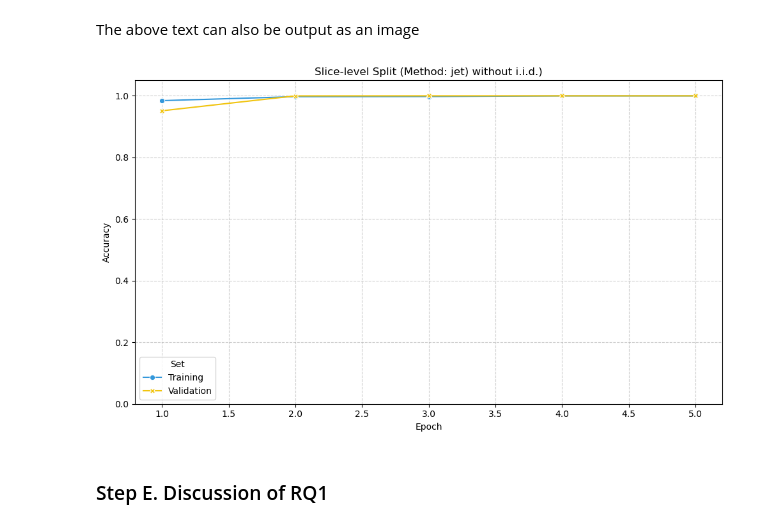
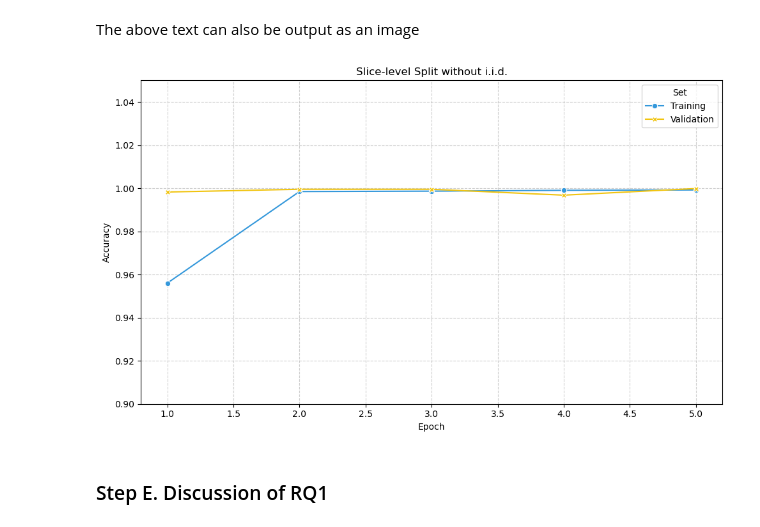
Before and after one commit to csning1998/biomedical-ml-oasis-data, a Jupyter notebook: work.ipynb, the cells around one changed output. Saved outputs shown, nothing was run; the diff lists cells and outputs as text; code cells hidden in the pictures.

```diff
--- a/work.ipynb
+++ b/work.ipynb
@@ -551,4 +558,5 @@ The processing workflow is as follows:
 # %%
+from tensorflow.keras.applications.resnet import preprocess_input
 import functools
 
 def image_processor(file_path_tensor, label_tensor, method):
@@ -572,9 +580,12 @@ def image_processor(file_path_tensor, label_tensor, method):
     img = apply_pseudo_rgb(file_path, method=method)
 
     # 3.
-    img = img.astype(np.float32) / 255.0
+    img = img.astype(np.float32)
 
     # 4.
+    img = preprocess_input(img)
+
+    # 5.
     return img, label
 # %% [markdown]
 This function is designed for use with `tf.data.Dataset.map`. The Pipeline only calls this function 32 times when the GPU requires the next Batch (e.g., 32 images). Immediately after these 32 processed images are sent to the GPU, Python's Garbage Collection mechanism releases the RAM space occupied by those 32 images. Consequently, regardless of whether the dataset contains 10,000 or 1,000,000 images, the peak RAM usage remains at the extremely low level of `batch_size * image_size`, thus physically preventing OOM.
@@ -592,0 +612,17 @@ $$
+# %%
+from sklearn.utils import class_weight
+
+y_train_indices = [CLASS_MAP[c] for c in df_train['class_name'].values]
+
+class_weights_values = class_weight.compute_class_weight(
+    class_weight='balanced',
+    classes=np.unique(y_train_indices),
+    y=y_train_indices
+)
+
+class_weights = dict(enumerate(class_weights_values))
+
+print("Class Weights Calculation Result:\n")
+for cls_idx, weight in class_weights.items():
+    cls_name = [k for k, v in CLASS_MAP.items() if v == cls_idx][0]
+    print(f"Class {cls_idx} ({cls_name:<20}): {weight:.4f}")
@@ -1023,6 +1077,12 @@ For model training, the following three settings will be trained with parameters
 
 Only the `epoch` setting is set to 5 for observation.
 # %%
+import gc
+
+# 0.
+tf.keras.backend.clear_session()
+gc.collect()
+
 # 1.
 naive_train_ds = create_dataset(naive_train, method='jet', batch_size=32, shuffle=True)
 naive_val_ds = create_dataset(naive_val, method='jet', batch_size=32, shuffle=False)
@@ -1030,7 +1090,7 @@ naive_val_ds = create_dataset(naive_val, method='jet', batch_size=32, shuffle=Fa
 # 2.
 model_flawed = build_model(weights='imagenet')
 model_flawed.compile(
-    optimizer=tf.keras.optimizers.Adam(learning_rate=1e-4),
+    optimizer=tf.keras.optimizers.Adam(learning_rate=1e-5, clipnorm=1.0),
     loss='sparse_categorical_crossentropy',
     metrics=['sparse_categorical_accuracy']
 )
@@ -1040,12 +1100,8 @@ history_flawed = model_flawed.fit(
     naive_train_ds,
     validation_data=naive_val_ds,
     epochs=5,
+    class_weight=class_weights,
     callbacks=[
-        tf.keras.callbacks.EarlyStopping(
-                monitor='val_loss',
-                patience=5,
-                restore_best_weights=True
-        ),
         tf.keras.callbacks.ModelCheckpoint(
                 filepath="models/resnet101_flawed.keras",
                 save_best_only=True
@@ -1078,36 +1149,36 @@ epochs_flawed = range(1, len(acc_train_flawed) + 1)
 data_flawed = pd.DataFrame({
     'Epoch': list(epochs_flawed) + list(epochs_flawed),
     'Accuracy': acc_train_flawed + acc_val_flawed,
     'Set': ['Training'] * len(epochs_flawed) + ['Validation'] * len(epochs_flawed)
 })
 
 # 3. Plotting
 fig, ax = plt.subplots(figsize=(10, 6))
 
 sns.lineplot(
     data=data_flawed,
     x='Epoch',
     y='Accuracy',
     hue='Set',
     style='Set',
     markers=True,
     dashes=False,
     palette={'Training': '#3498db', 'Validation': '#f1c40f'},
     ax=ax
 )
 
 # 4. Styling
 
-ax.set_title(f"Slice-level Split (Method: {METHOD}) without i.i.d.)", fontsize=12)
+ax.set_title(f"Slice-level Split without i.i.d.", fontsize=12)
 ax.set_ylabel("Accuracy", fontsize=10)
 ax.set_xlabel("Epoch", fontsize=10)
-ax.set_ylim(0, 1.05)
+ax.set_ylim(0.9, 1.05)
 ax.grid(True, linestyle='--', alpha=0.6)
 
 plt.tight_layout()
 plt.show()
 # %% [output]
-[figure, old version]
+[figure, new version]
 # %% [markdown]
 ### Step E. Discussion of RQ1
 # %% [markdown]
```
Also changed, not shown: parts of 15 cells of this notebook.
